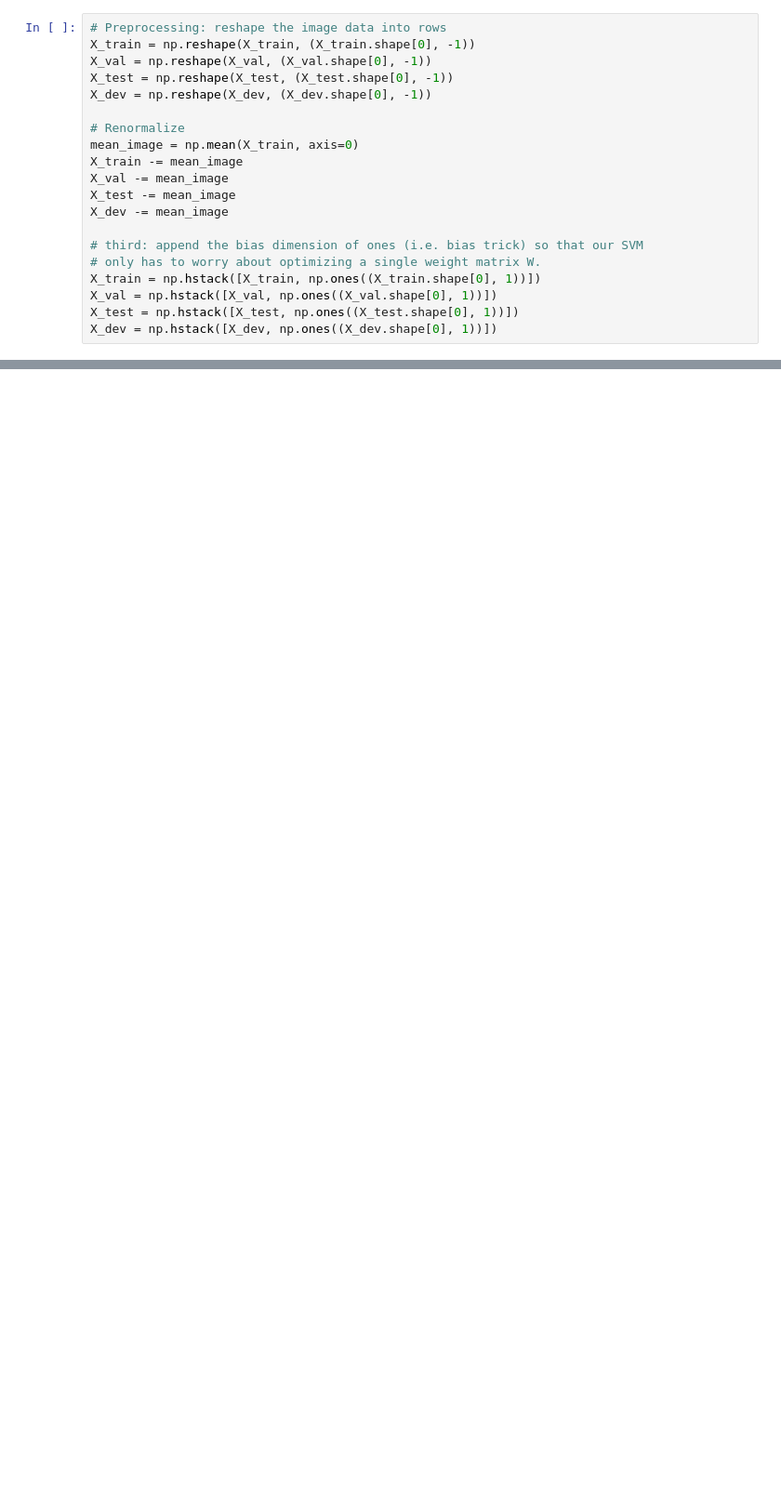
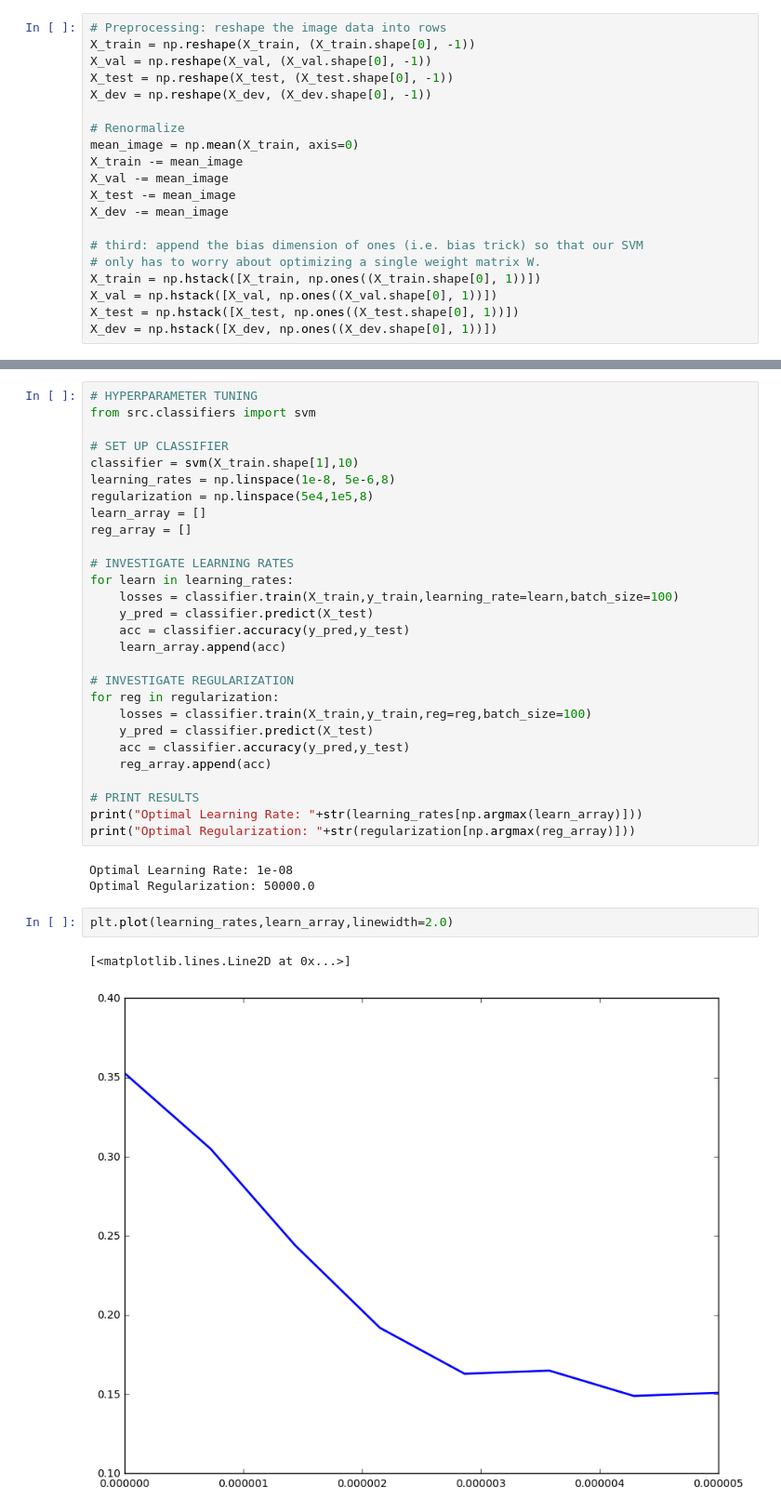
Before and after one commit to jtutmaher/cs231n, a Jupyter notebook: ps1/ps1_solutions.ipynb, the cells around one changed output, grey strips where cells are left out. Shown at 93% size. Drawn from its saved outputs; the diff is of its cells as text; blank space fills up the shorter version.

```diff
--- a/ps1/ps1_solutions.ipynb
+++ b/ps1/ps1_solutions.ipynb
@@ -249,0 +253,36 @@ Current Accuracy: 36.3
+# %%
+# HYPERPARAMETER TUNING
+from src.classifiers import svm
+
+# SET UP CLASSIFIER
+classifier = svm(X_train.shape[1],10)
+learning_rates = np.linspace(1e-8, 5e-6,8)
+regularization = np.linspace(5e4,1e5,8)
+learn_array = []
+reg_array = []
+
+# INVESTIGATE LEARNING RATES
+for learn in learning_rates:
+    losses = classifier.train(X_train,y_train,learning_rate=learn,batch_size=100)
+    y_pred = classifier.predict(X_test)
+    acc = classifier.accuracy(y_pred,y_test)
+    learn_array.append(acc)
+
+# INVESTIGATE REGULARIZATION
+for reg in regularization:
+    losses = classifier.train(X_train,y_train,reg=reg,batch_size=100)
+    y_pred = classifier.predict(X_test)
+    acc = classifier.accuracy(y_pred,y_test)
+    reg_array.append(acc)
+
+# PRINT RESULTS
+print("Optimal Learning Rate: "+str(learning_rates[np.argmax(learn_array)]))
+print("Optimal Regularization: "+str(regularization[np.argmax(reg_array)]))
+# %% [output]
+Optimal Learning Rate: 1e-08
+Optimal Regularization: 50000.0
+# %%
+plt.plot(learning_rates,learn_array,linewidth=2.0)
+# %% [output]
+[<matplotlib.lines.Line2D at 0x...>]
+[figure, added]
```
Also changed, not shown: parts of 7 cells of this notebook, 2 other files.
